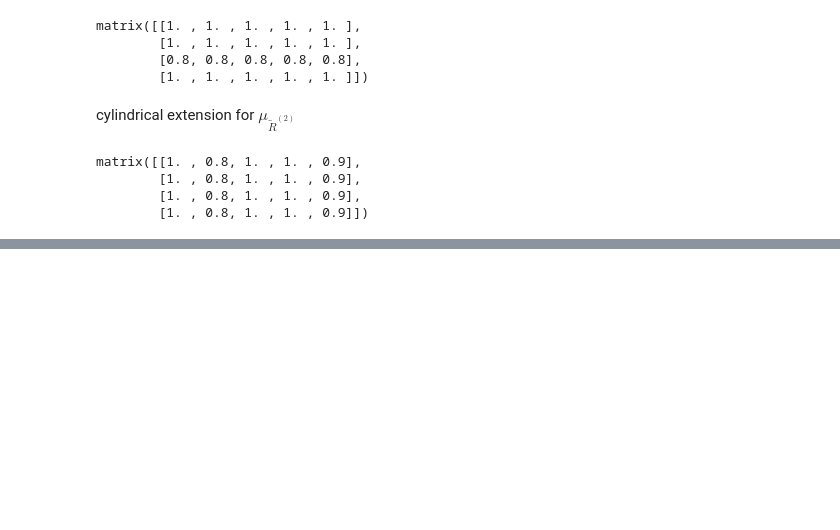
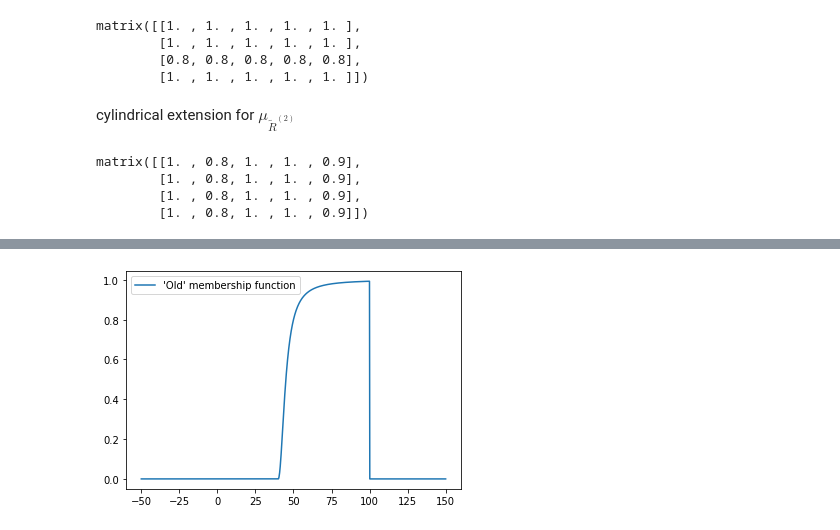
Before and after one commit to amindadgar/Fuzzy-Systems, a Jupyter notebook: HW1/main.ipynb, the cells around one changed output, grey strips where cells are left out. Cells and saved outputs as stored; diff of their text form; code cells hidden in the pictures; blank space fills up the shorter version.

```diff
--- a/HW1/main.ipynb
+++ b/HW1/main.ipynb
@@ -1347,0 +1597,11 @@ matrix([[1. , 0.8, 1. , 1. , 0.9],
+# %%
+X = np.linspace(-50, 150, 1000)
+fuzzy_set = membership_function_Q1_CH9(X)
+
+Y = fuzzy_set[:, 1]
+
+plt.plot(X, Y)
+plt.legend(["'Old' membership function"])
+plt.show()
+# %% [output]
+[figure, added]
```
Also changed, not shown: parts of 34 cells of this notebook.
